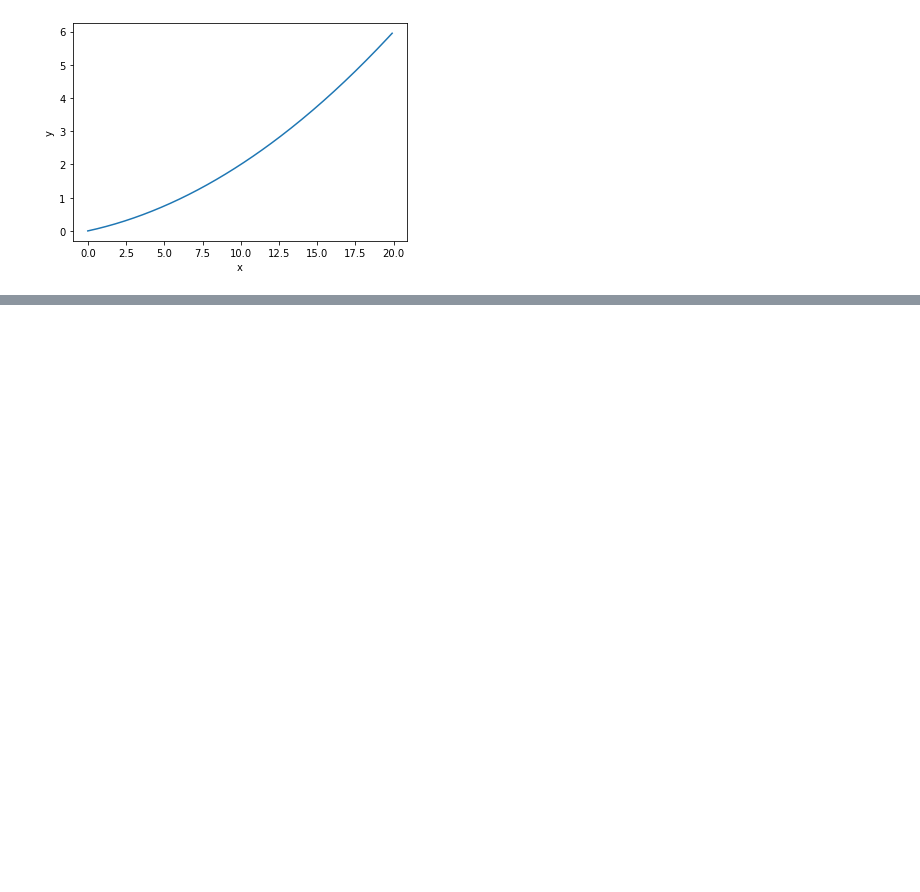
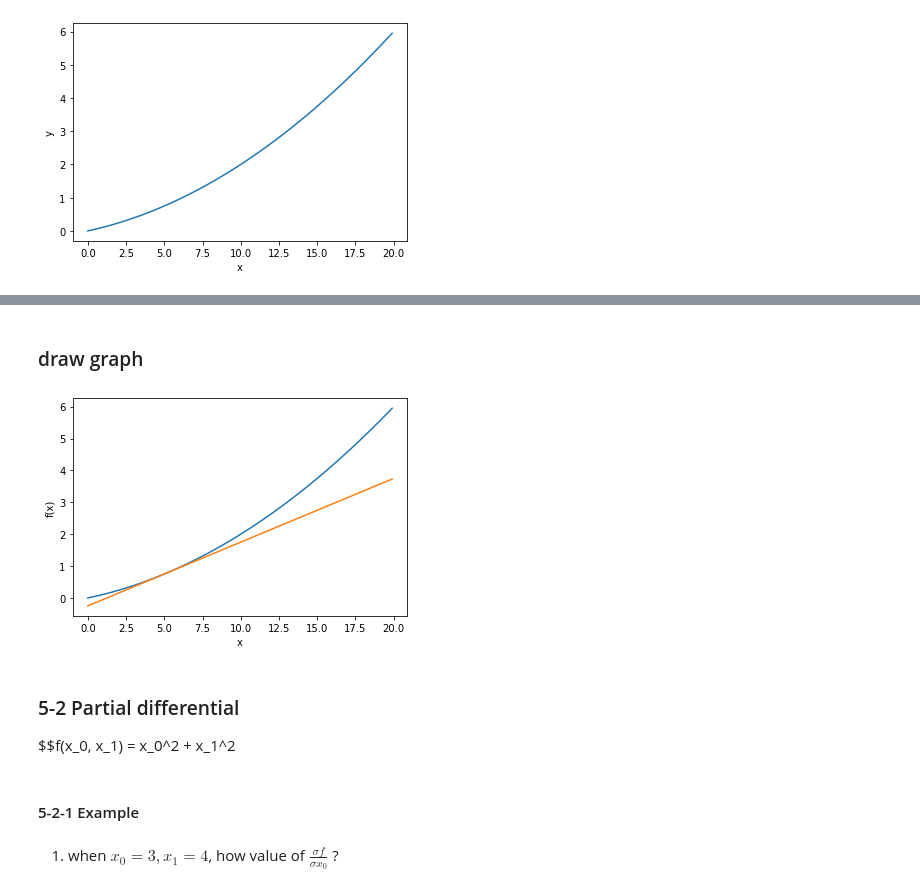
Before and after one commit to Hoku113/DeepLearning-tutorial, a Jupyter notebook: chapter4/lost_function.ipynb, the cells around one changed output, grey strips where cells are left out. Cells and saved outputs as stored; diff of their text form; code cells hidden in the pictures; blank space fills up the shorter version.

Commit message:
Partial differential

```diff
--- a/chapter4/lost_function.ipynb
+++ b/chapter4/lost_function.ipynb
@@ -178 +176,27 @@ print(numerical_diff(function_1, 10))
 0.2999999999986347
+# %% [markdown]
+### draw graph
+# %%
+def target_line(f, x):
+    d = numerical_diff(f, x)
+    y = f(x) - d*x
+    return lambda t: d*t + y
+
+x = np.arange(0.0, 20.0, 0.1)
+y = function_1(x)
+plt.xlabel("x")
+plt.ylabel("f(x)")
+
+tf = target_line(function_1, 5)
+y2 = tf(x)
+
+plt.plot(x, y)
+# derivative result graph
+plt.plot(x, y2)
+plt.show()
+# %% [output]
+[figure, added]
+# %% [markdown]
+### 5-2 Partial differential
+
+$$f(x_0, x_1) = x_0^2 + x_1^2
@@ -178,0 +207,4 @@ print(numerical_diff(function_1, 10))
+# %% [markdown]
+#### 5-2-1 Example
+# %% [markdown]
+1. when $ x_0 = 3, x_1 = 4 $, how value of $ \frac{\sigma f}{\sigma x_0} $ ?
```
Also changed, not shown: parts of 20 cells of this notebook.
